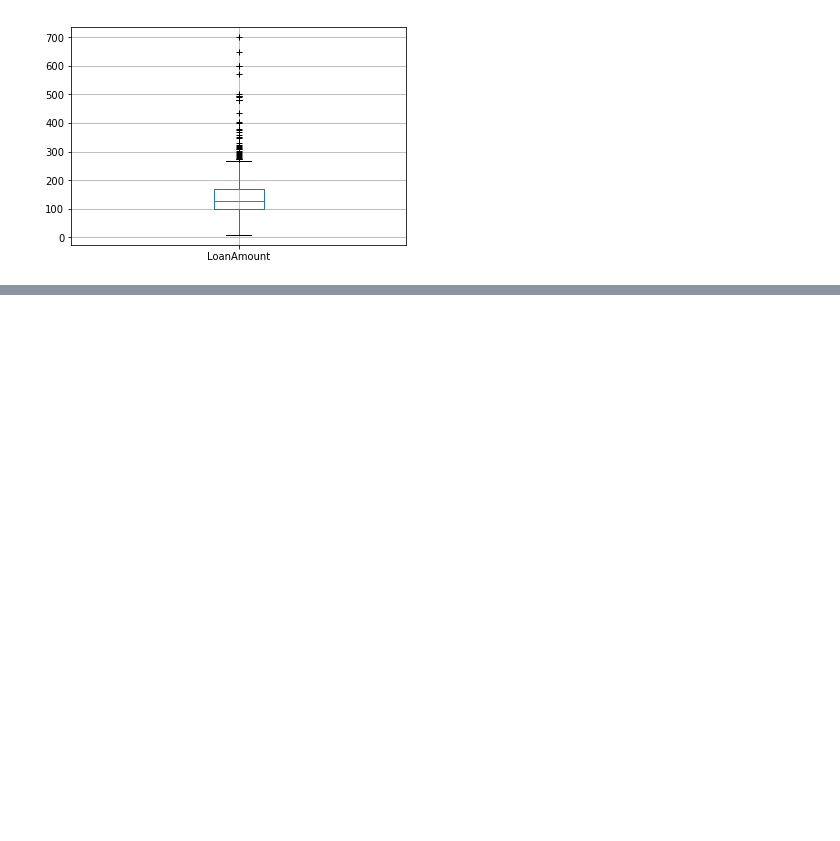
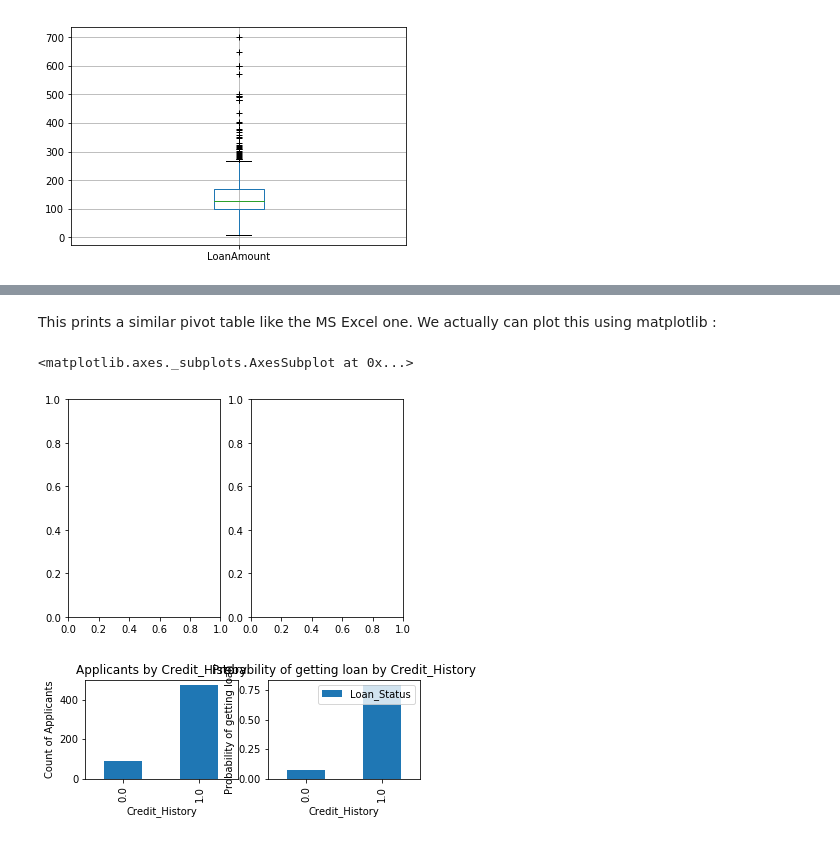
Before and after one commit to LePuppy/Loan_Prediction_Problem, a Jupyter notebook: Loan_Prediction_Problem.ipynb, the cells around one changed output, grey strips where cells are left out. Drawn from its saved outputs; the diff is of its cells as text; code cells hidden in the pictures; blank space fills up the shorter version.

Commit message:
Worked on categorical variables. Still have to plot correctly the two subplots

```diff
--- a/Loan_Prediction_Problem.ipynb
+++ b/Loan_Prediction_Problem.ipynb
@@ -106,0 +114,8 @@ df.boxplot(column='LoanAmount', sym="+")
+# %%
+temp1 = df['Credit_History'].value_counts(ascending=True)
+temp2 = df.pivot_table(values='Loan_Status',index=['Credit_History'],aggfunc=lambda x: x.map({'Y':1,'N':0}).mean())
+print('Frequency Table for Credit History:')
+print(temp1)
+
+print('\nProbility of getting loan for each Credit History class:')
+print(temp2)
@@ -106,0 +133,22 @@ df.boxplot(column='LoanAmount', sym="+")
+# %% [markdown]
+This prints a similar pivot table like the MS Excel one. We actually can plot this using matplotlib :
+# %%
+fig, (ax1, ax2) = plt.subplots(1, 2)
+ax1.set = plt.figure(figsize=(6,4))
+#gs = gridspec.GridSpec(1, 2, gridspec_kw = {'width_ratios':[3, 1]})
+
+ax1 = plt.subplot(2, 2, 1)
+ax1.set_xlabel('Credit_History')
+ax1.set_ylabel('Count of Applicants')
+ax1.set_title('Applicants by Credit_History')
+temp1.plot(ax=ax1, kind='bar')
+
+ax2 = plt.subplot(2, 2, 2)
+ax2.set_xlabel('Credit_History')
+ax2.set_ylabel('Probability of getting loan')
+ax2.set_title('Probability of getting loan by Credit_History')
+temp2.plot(ax=ax2, kind='bar')
+# %% [output]
+<matplotlib.axes._subplots.AxesSubplot at 0x...>
+[figure, added]
+[figure, added]
```
Also changed, not shown: parts of 5 cells of this notebook.
